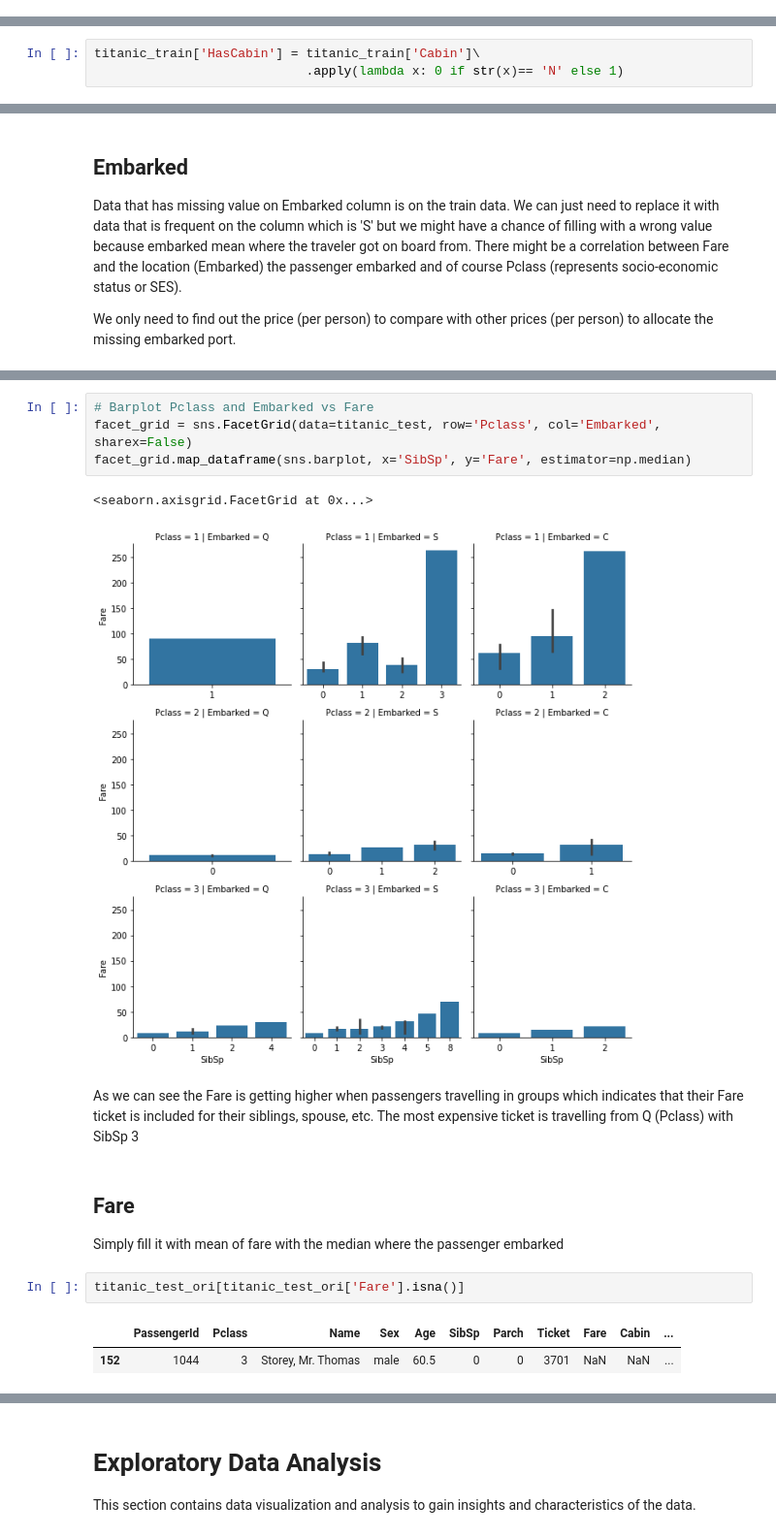
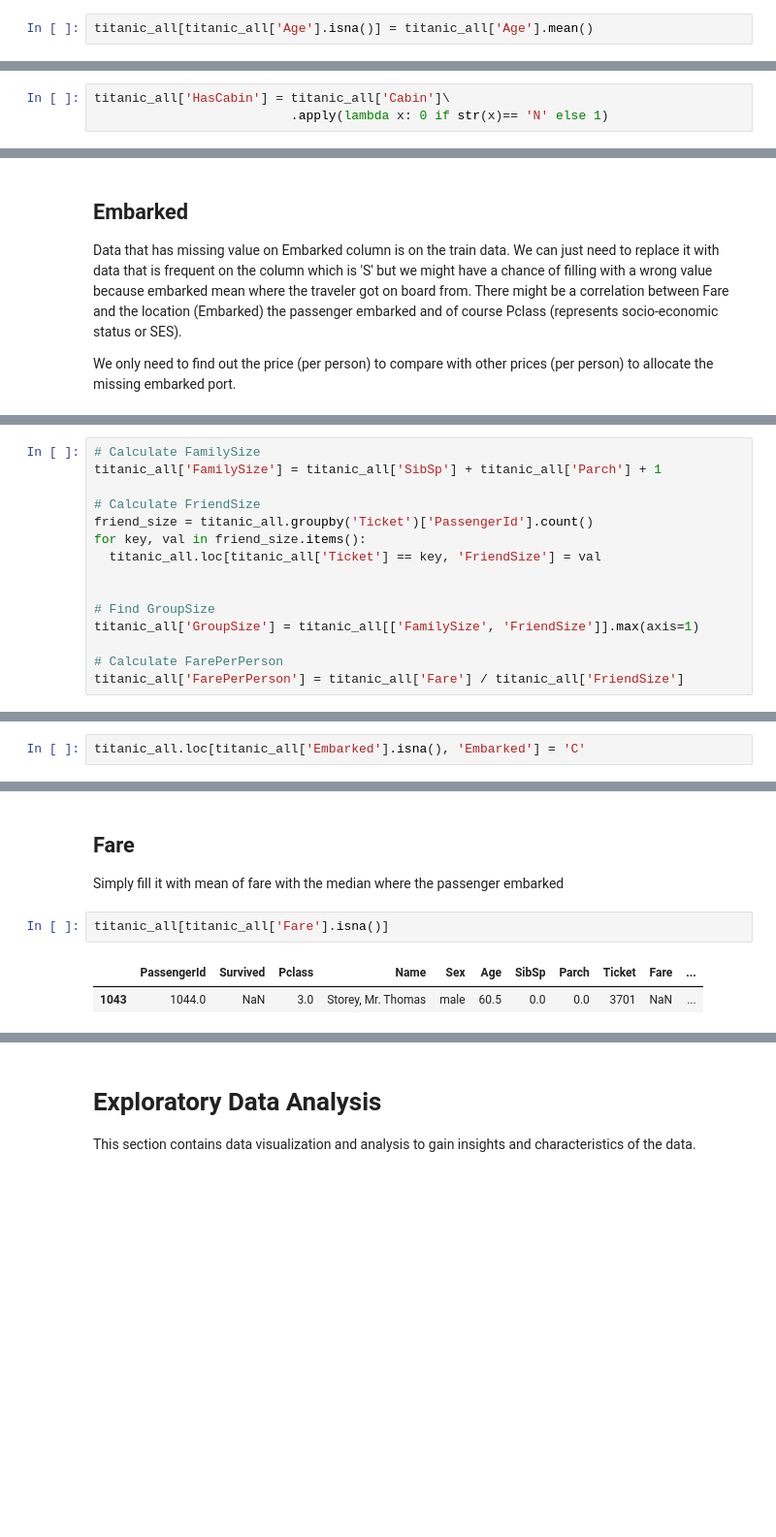
Before and after one commit to marcellinus-witarsah/dataScienceMiniProjects, a Jupyter notebook: TitanicSurvivalModel/Titanic Third.ipynb, the cells around one changed output, grey strips where cells are left out. Shown at 97% size. Cells and saved outputs as stored; diff of their text form; blank space fills up the shorter version.

```diff
--- a/TitanicSurvivalModel/Titanic Third.ipynb
+++ b/TitanicSurvivalModel/Titanic Third.ipynb
@@ -248,3 +168,5 @@ titanic_test.loc[test_bool_female & test_bool_pclass3 & test_age_isna, 'Age'] =
+# %%
+titanic_all[titanic_all['Age'].isna()] = titanic_all['Age'].mean()
 # %% [markdown]
 ## Cabin
 # %% [markdown]
@@ -328,6 +295,6 @@ Rather than filling cabin value according to fare. Create a new feature column '
 # %%
-titanic_train['HasCabin'] = titanic_train['Cabin']\
-                            .apply(lambda x: 0 if str(x)== 'N' else 1)
+titanic_all['HasCabin'] = titanic_all['Cabin']\
+                          .apply(lambda x: 0 if str(x)== 'N' else 1)
 # %%
 fig, ax = plt.subplots(figsize=(7,12), nrows=2)
 ax[0].set_title('HasCabin Count with Hue Survived')
@@ -455,0 +355,15 @@ display(pd.pivot_table(data=titanic_test,
+# %%
+# Calculate FamilySize
+titanic_all['FamilySize'] = titanic_all['SibSp'] + titanic_all['Parch'] + 1
+
+# Calculate FriendSize
+friend_size = titanic_all.groupby('Ticket')['PassengerId'].count()
+for key, val in friend_size.items():
+  titanic_all.loc[titanic_all['Ticket'] == key, 'FriendSize'] = val
+
+
+# Find GroupSize
+titanic_all['GroupSize'] = titanic_all[['FamilySize', 'FriendSize']].max(axis=1)
+
+# Calculate FarePerPerson
+titanic_all['FarePerPerson'] = titanic_all['Fare'] / titanic_all['FriendSize']
@@ -455,0 +455,2 @@ display(pd.pivot_table(data=titanic_test,
+# %%
+titanic_all.loc[titanic_all['Embarked'].isna(), 'Embarked'] = 'C'
@@ -463,17 +491,8 @@ facet_grid.map_dataframe(sns.barplot, x='SibSp', y='Fare', estimator=np.median)
-# %%
-# Barplot Pclass and Embarked vs Fare
-facet_grid = sns.FacetGrid(data=titanic_test, row='Pclass', col='Embarked', sharex=False)
-facet_grid.map_dataframe(sns.barplot, x='SibSp', y='Fare', estimator=np.median)
-# %% [output]
-<seaborn.axisgrid.FacetGrid at 0x...>
-[figure, removed]
-# %% [markdown]
-As we can see the Fare is getting higher when passengers travelling in groups which indicates that their Fare ticket is included for their siblings, spouse, etc. The most expensive ticket is travelling from Q (Pclass) with SibSp 3
 # %% [markdown]
 ## Fare
 Simply fill it with mean of fare with the median where the passenger embarked
 # %%
-titanic_test_ori[titanic_test_ori['Fare'].isna()]
+titanic_all[titanic_all['Fare'].isna()]
 # %% [output]
-|  | PassengerId | Pclass | Name | Sex | Age | SibSp | Parch | Ticket | Fare | Cabin | ... |
-| 152 | 1044 | 3 | Storey, Mr. Thomas | male | 60.5 | 0 | 0 | 3701 | NaN | NaN | ... |
+|  | PassengerId | Survived | Pclass | Name | Sex | Age | SibSp | Parch | Ticket | Fare | ... |
+| 1043 | 1044.0 | NaN | 3.0 | Storey, Mr. Thomas | male | 60.5 | 0.0 | 0.0 | 3701 | NaN | ... |
```
Also changed, not shown: parts of 45 cells of this notebook.
